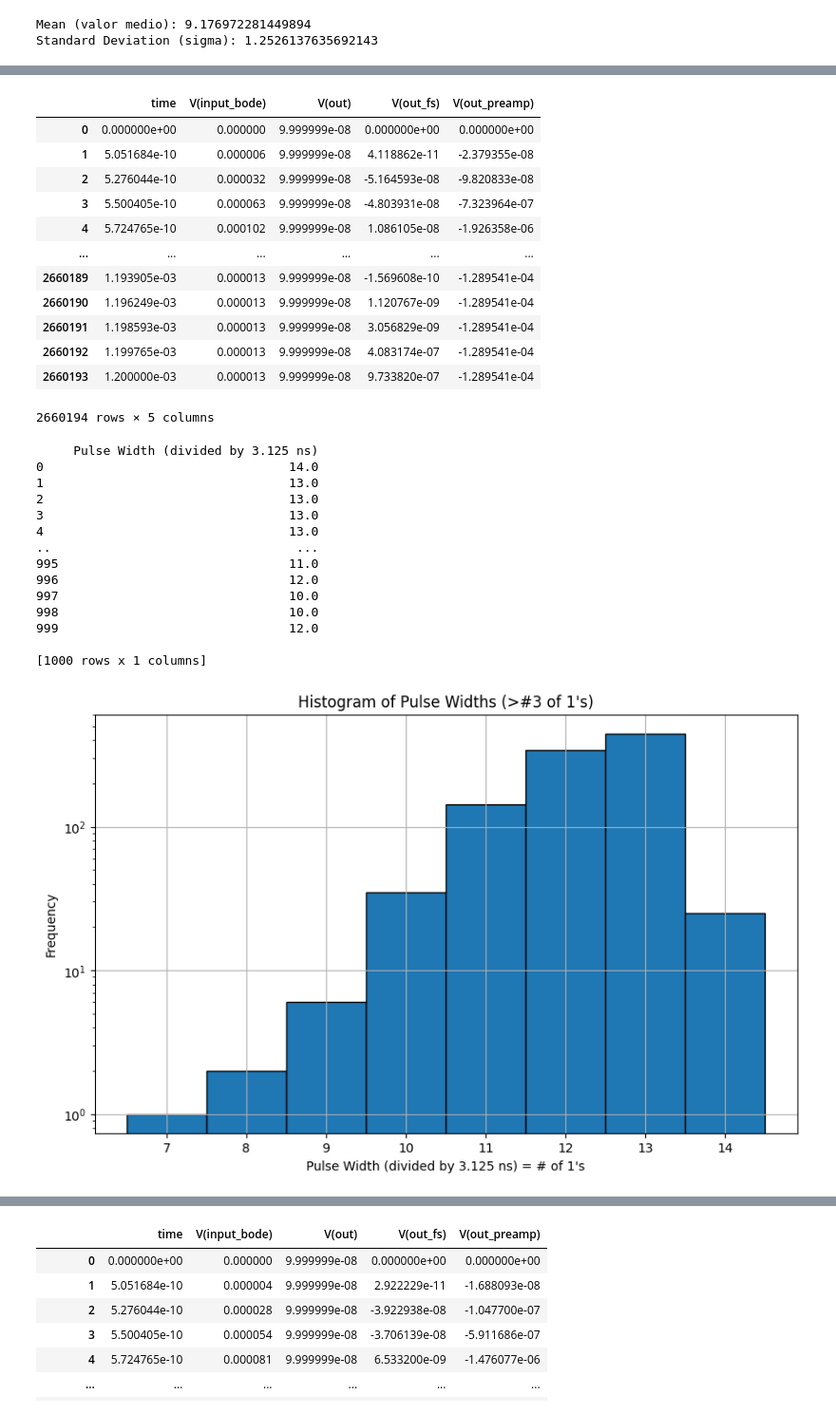
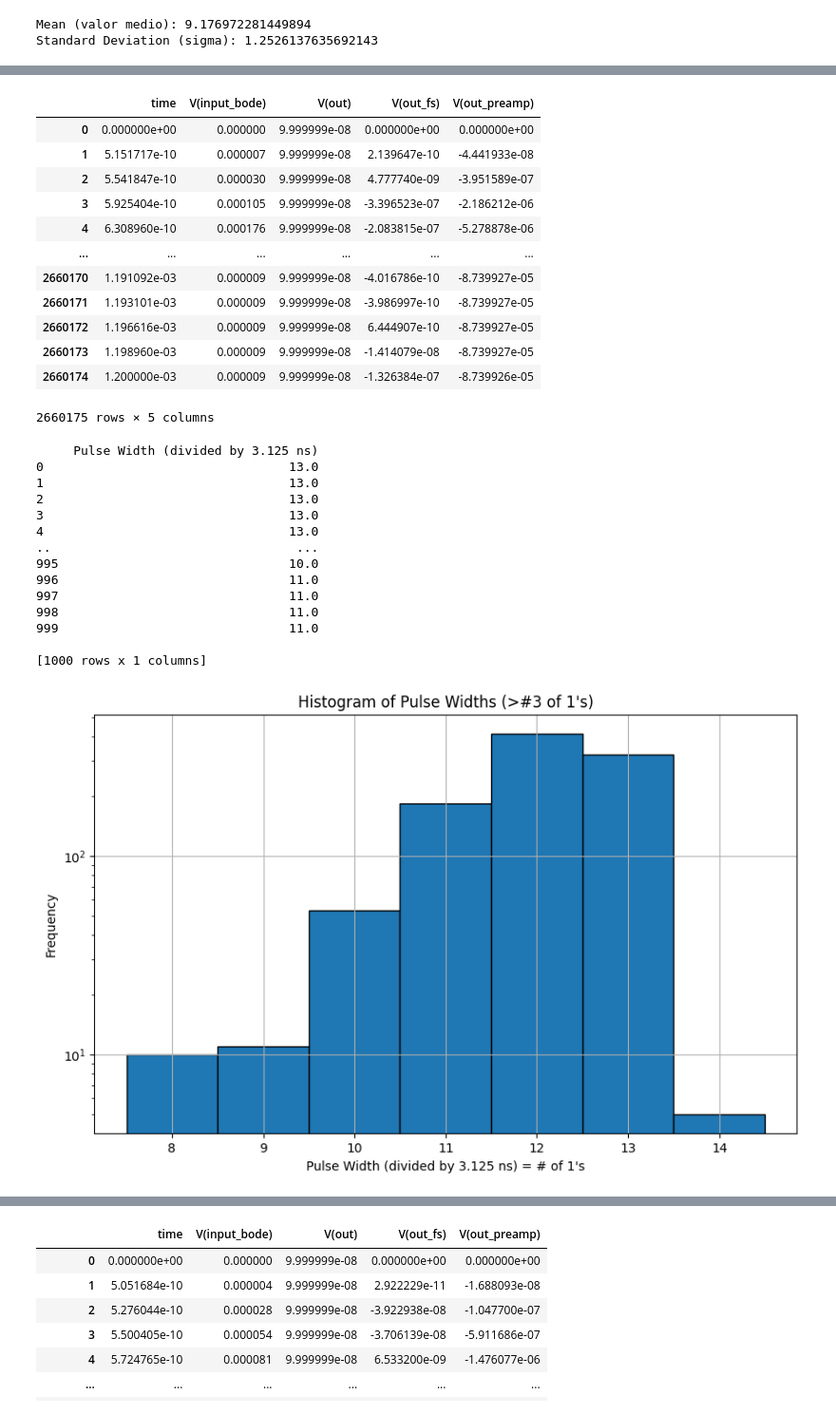
Before and after one commit to Lautaro-Silva/Laboratorio_6_7_ITeDA, a Jupyter notebook: Scripts/calculate_zeros.ipynb, the cells around one changed output, grey strips where cells are left out. Shown at 95% size. Cells and saved outputs as stored; diff of their text form; code cells hidden in the pictures.

Commit message:
Solo PreAmp
Probe haciendo pasar los muones solo x el preamp (calculando nuevamente el threshold) y viendo si recuperaba los histogramas

```diff
--- a/Scripts/calculate_zeros.ipynb
+++ b/Scripts/calculate_zeros.ipynb
@@ -301,0 +171,3 @@ Standard Deviation (sigma): 1.2526137635692143
+# %%
+df_muones = pd.read_csv(r"C:\Users\smili\OneDrive\Documents\GitHub\Laboratorio_6_7_ITeDA\LTSpice\Agosto - Version nueva de las simulaciones\1000_mu_full_circuit_2,5PE_thresh.txt", sep="	")
+df_muones
@@ -302,74 +255,74 @@ Standard Deviation (sigma): 1.2526137635692143
 # %%
-df_muones = pd.read_csv("C:/Users/Usuario/Documents/Laboratorio_6_7_ITeDA/LTSpice/Agosto - Version nueva de las simulaciones/1000_muons_full_chain.txt", sep="	")
-df_muones
+df_muones_3PE = pd.read_csv(r"C:\Users\smili\OneDrive\Documents\GitHub\Laboratorio_6_7_ITeDA\LTSpice\Agosto - Version nueva de las simulaciones\1000_mu_full_circuit_3PE_thresh.txt", sep="	")
+df_muones_3PE
 # %% [output]
 |  | time | V(input_bode) | V(out) | V(out_fs) | V(out_preamp) |
 | 0 | 0.000000e+00 | 0.000000 | 9.999999e-08 | 0.000000e+00 | 0.000000e+00 |
-| 1 | 5.051684e-10 | 0.000006 | 9.999999e-08 | 4.118862e-11 | -2.379355e-08 |
-| 2 | 5.276044e-10 | 0.000032 | 9.999999e-08 | -5.164593e-08 | -9.820833e-08 |
-| 3 | 5.500405e-10 | 0.000063 | 9.999999e-08 | -4.803931e-08 | -7.323964e-07 |
-| 4 | 5.724765e-10 | 0.000102 | 9.999999e-08 | 1.086105e-08 | -1.926358e-06 |
+| 1 | 5.151717e-10 | 0.000007 | 9.999999e-08 | 2.139647e-10 | -4.441933e-08 |
+| 2 | 5.541847e-10 | 0.000030 | 9.999999e-08 | 4.777740e-09 | -3.951589e-07 |
+| 3 | 5.925404e-10 | 0.000105 | 9.999999e-08 | -3.396523e-07 | -2.186212e-06 |
+| 4 | 6.308960e-10 | 0.000176 | 9.999999e-08 | -2.083815e-07 | -5.278878e-06 |
 | ... | ... | ... | ... | ... | ... |
-| 2660189 | 1.193905e-03 | 0.000013 | 9.999999e-08 | -1.569608e-10 | -1.289541e-04 |
-| 2660190 | 1.196249e-03 | 0.000013 | 9.999999e-08 | 1.120767e-09 | -1.289541e-04 |
-| 2660191 | 1.198593e-03 | 0.000013 | 9.999999e-08 | 3.056829e-09 | -1.289541e-04 |
-| 2660192 | 1.199765e-03 | 0.000013 | 9.999999e-08 | 4.083174e-07 | -1.289541e-04 |
-| 2660193 | 1.200000e-03 | 0.000013 | 9.999999e-08 | 9.733820e-07 | -1.289541e-04 |
+| 2660170 | 1.191092e-03 | 0.000009 | 9.999999e-08 | -4.016786e-10 | -8.739927e-05 |
+| 2660171 | 1.193101e-03 | 0.000009 | 9.999999e-08 | -3.986997e-10 | -8.739927e-05 |
+| 2660172 | 1.196616e-03 | 0.000009 | 9.999999e-08 | 6.444907e-10 | -8.739927e-05 |
+| 2660173 | 1.198960e-03 | 0.000009 | 9.999999e-08 | -1.414079e-08 | -8.739927e-05 |
+| 2660174 | 1.200000e-03 | 0.000009 | 9.999999e-08 | -1.326384e-07 | -8.739926e-05 |
-2660194 rows × 5 columns
+2660175 rows × 5 columns
 # %%
-pulse_widths = []
+pulse_widths_3PE = []
 threshold = 0.8  # 1V threshold (I put it a bit lower to ensure I am accurate)
 pulse_start_time = None
 
-for index, row in df_muones.iterrows():
-    if row['V(out)'] > threshold and (pulse_start_time is None or df_muones['V(out)'].iloc[index-1] <= threshold):
+for index, row in tqdm(df_muones_3PE.iterrows(), total=len(df_muones_3PE), desc="Processing pulses"):
+    if row['V(out)'] > threshold and (pulse_start_time is None or df_muones_3PE['V(out)'].iloc[index-1] <= threshold):
         # Rising edge detected
         pulse_start_time = row['time']
-    elif row['V(out)'] <= threshold and pulse_start_time is not None and df_muones['V(out)'].iloc[index-1] > threshold:
+    elif row['V(out)'] <= threshold and pulse_start_time is not None and df_muones_3PE['V(out)'].iloc[index-1] > threshold:
         # Falling edge detected
         pulse_end_time = row['time']
         # Calculate pulse width
         width = (pulse_end_time - pulse_start_time) / 3.125e-9
-        pulse_widths.append(width)
+        pulse_widths_3PE.append(width)
         # Reset pulse_start_time
         pulse_start_time = None
 
 # Convert pulse_widths to a DataFrame and approximate to the closest lower integer
-pulse_widths_df_muones = pd.DataFrame(np.floor(pulse_widths), columns=['Pulse Width (divided by 3.125 ns)'])
-print(pulse_widths_df_muones)
+pulse_widths_df_muones_3PE = pd.DataFrame(np.floor(pulse_widths_3PE), columns=['Pulse Width (divided by 3.125 ns)'])
+print(pulse_widths_df_muones_3PE)
 # %% [output]
      Pulse Width (divided by 3.125 ns)
-0                                 14.0
+0                                 13.0
 1                                 13.0
 2                                 13.0
 3                                 13.0
 4                                 13.0
 ..                                 ...
-995                               11.0
-996                               12.0
-997                               10.0
-998                               10.0
-999                               12.0
+995                               10.0
+996                               11.0
+997                               11.0
+998                               11.0
+999                               11.0
 
 [1000 rows x 1 columns]
 # %%
 # Filter data to keep only values greater than 3
-filtered_pulse_widths_df_muones = pulse_widths_df_muones[pulse_widths_df_muones['Pulse Width (divided by 3.125 ns)'] > 3]
+filtered_pulse_widths_df_muones_3PE = pulse_widths_df_muones_3PE[pulse_widths_df_muones_3PE['Pulse Width (divided by 3.125 ns)'] > 3]
 
 # Plot histogram with bins aligned to integers
 plt.figure(figsize=(10, 6))
-bin_edges = np.arange(np.min(filtered_pulse_widths_df_muones['Pulse Width (divided by 3.125 ns)']),
-                      np.max(filtered_pulse_widths_df_muones['Pulse Width (divided by 3.125 ns)']) + 2) - 0.5
-plt.hist(filtered_pulse_widths_df_muones['Pulse Width (divided by 3.125 ns)'], bins=bin_edges, edgecolor='black')
+bin_edges = np.arange(np.min(filtered_pulse_widths_df_muones_3PE['Pulse Width (divided by 3.125 ns)']),
+                      np.max(filtered_pulse_widths_df_muones_3PE['Pulse Width (divided by 3.125 ns)']) + 2) - 0.5
+plt.hist(filtered_pulse_widths_df_muones_3PE['Pulse Width (divided by 3.125 ns)'], bins=bin_edges, edgecolor='black')
 plt.title('Histogram of Pulse Widths (>#3 of 1\'s)')
 plt.xlabel('Pulse Width (divided by 3.125 ns) = # of 1\'s')
 plt.ylabel('Frequency')
 plt.grid(True)
-plt.xticks(np.arange(np.min(filtered_pulse_widths_df_muones['Pulse Width (divided by 3.125 ns)']),
-                     np.max(filtered_pulse_widths_df_muones['Pulse Width (divided by 3.125 ns)']) + 1))
+plt.xticks(np.arange(np.min(filtered_pulse_widths_df_muones_3PE['Pulse Width (divided by 3.125 ns)']),
+                     np.max(filtered_pulse_widths_df_muones_3PE['Pulse Width (divided by 3.125 ns)']) + 1))
 plt.yscale('log')
 plt.show()
 # %% [output]
-[figure, old version]
+[figure, new version]
 # %%
 # Calculate mean and standard deviation
```
Also changed, not shown: parts of 33 cells of this notebook, 21 other files.
